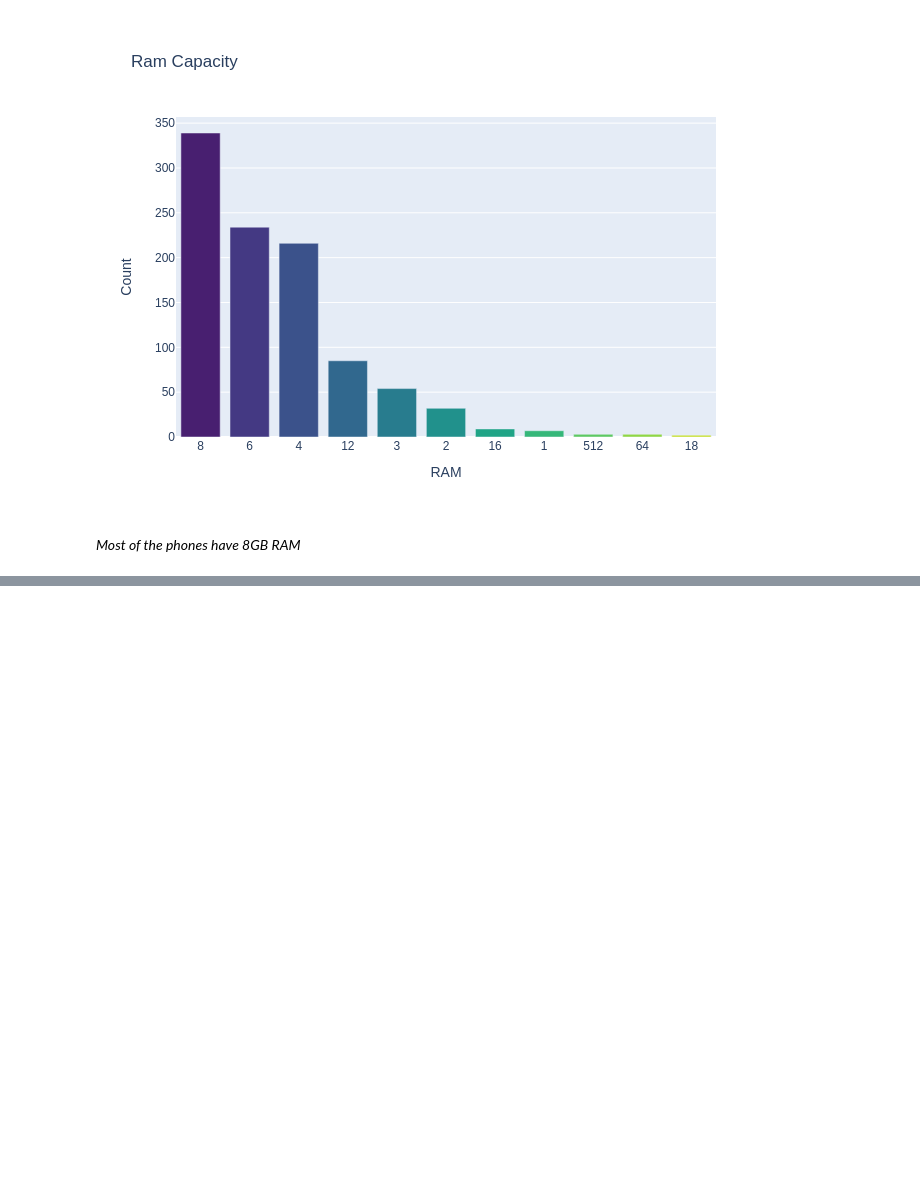
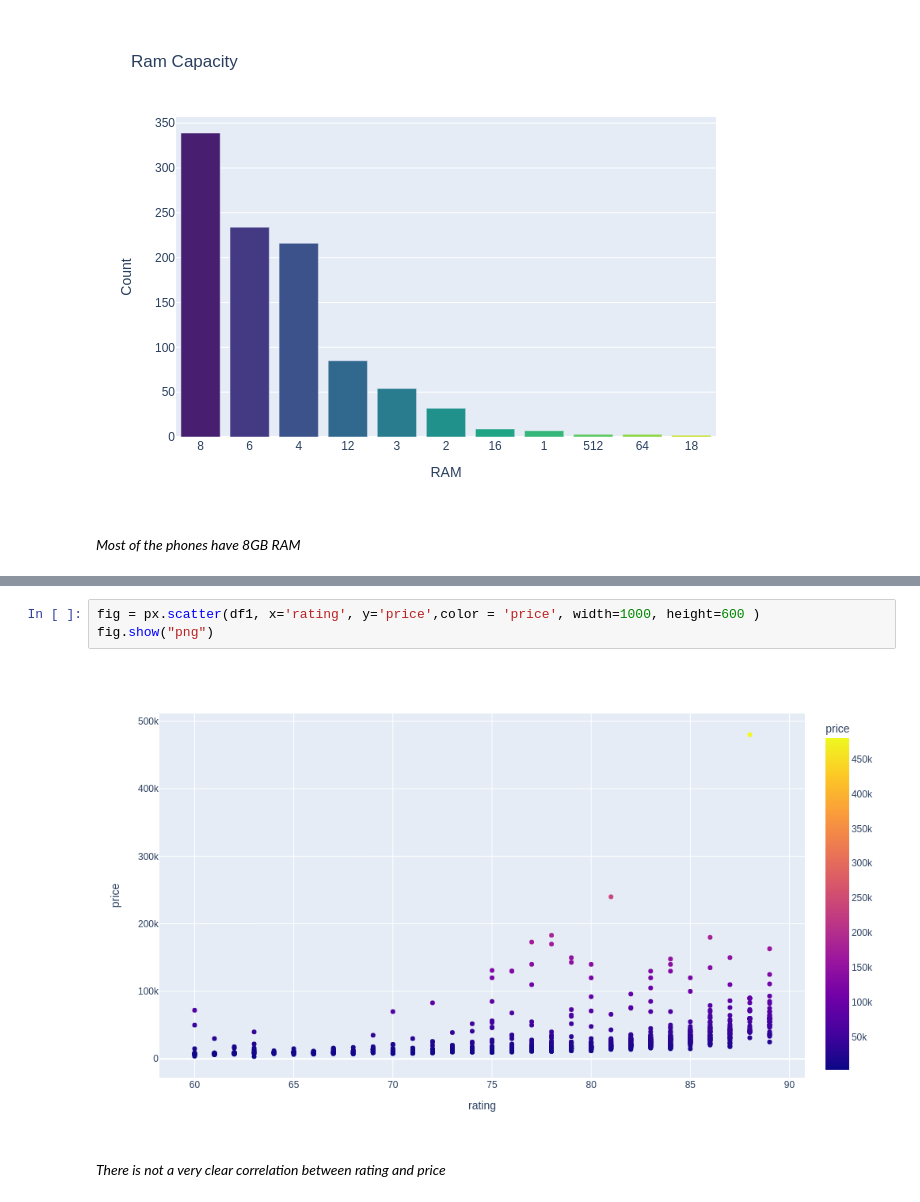
Before and after one commit to NityaVerma19/Data-Cleaning-Smartphone-Dataset, a Jupyter notebook: data-cleaning.ipynb, the cells around one changed output, grey strips where cells are left out. Cells and saved outputs as stored; diff of their text form; blank space fills up the shorter version.

```diff
--- a/data-cleaning.ipynb
+++ b/data-cleaning.ipynb
@@ -1310,0 +1399,7 @@ fig.show("png")
+# %%
+fig = px.scatter(df1, x='rating', y='price',color = 'price', width=1000, height=600 )
+fig.show("png")
+# %% [output]
+[figure, added]
+# %% [markdown]
+*There is not a very clear correlation between rating and price*
```
Also changed, not shown: parts of 18 cells of this notebook.
